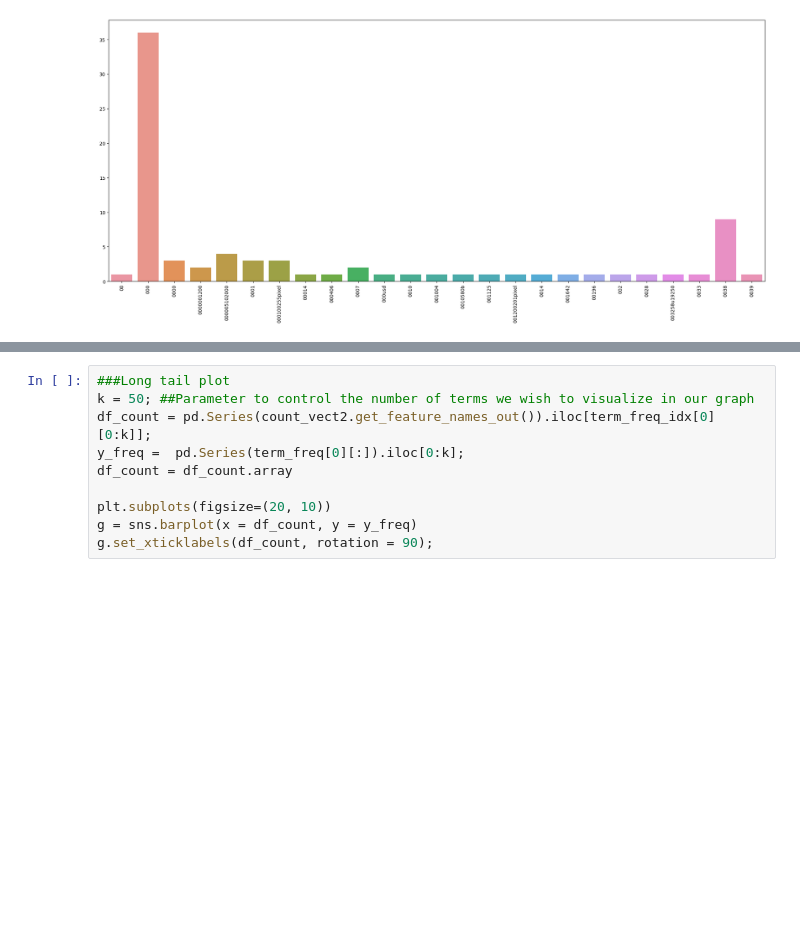
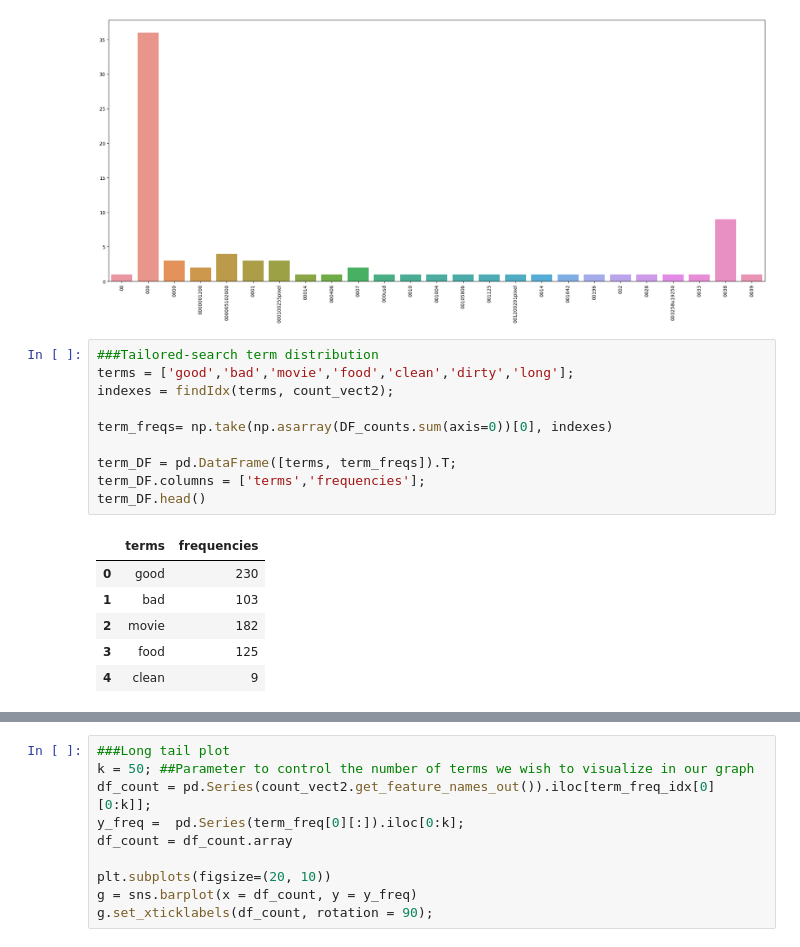
Before and after one commit to vlopez0392/DM2023-Lab1-Fork, a Jupyter notebook: Homework/DM2023_Lab1_Homework.ipynb, the cells around one changed output, grey strips where cells are left out. Drawn from its saved outputs; the diff is of its cells as text; blank space fills up the shorter version.

```diff
--- a/Homework/DM2023_Lab1_Homework.ipynb
+++ b/Homework/DM2023_Lab1_Homework.ipynb
@@ -1017,3 +1017,20 @@ g = sns.barplot(x=count_vect2.get_feature_names_out()[:num_terms],
 g.set_xticklabels(count_vect.get_feature_names_out()[:num_terms], rotation = 90);
 # %% [output]
 [figure]
+# %%
+###Tailored-search term distribution
+terms = ['good','bad','movie','food','clean','dirty','long'];
+indexes = findIdx(terms, count_vect2);
+
+term_freqs= np.take(np.asarray(DF_counts.sum(axis=0))[0], indexes)
+
+term_DF = pd.DataFrame([terms, term_freqs]).T;
+term_DF.columns = ['terms','frequencies'];
+term_DF.head()
+# %% [output]
+|  | terms | frequencies |
+| 0 | good | 230 |
+| 1 | bad | 103 |
+| 2 | movie | 182 |
+| 3 | food | 125 |
+| 4 | clean | 9 |
```
Also changed, not shown: parts of 3 cells of this notebook, 1 other file.
